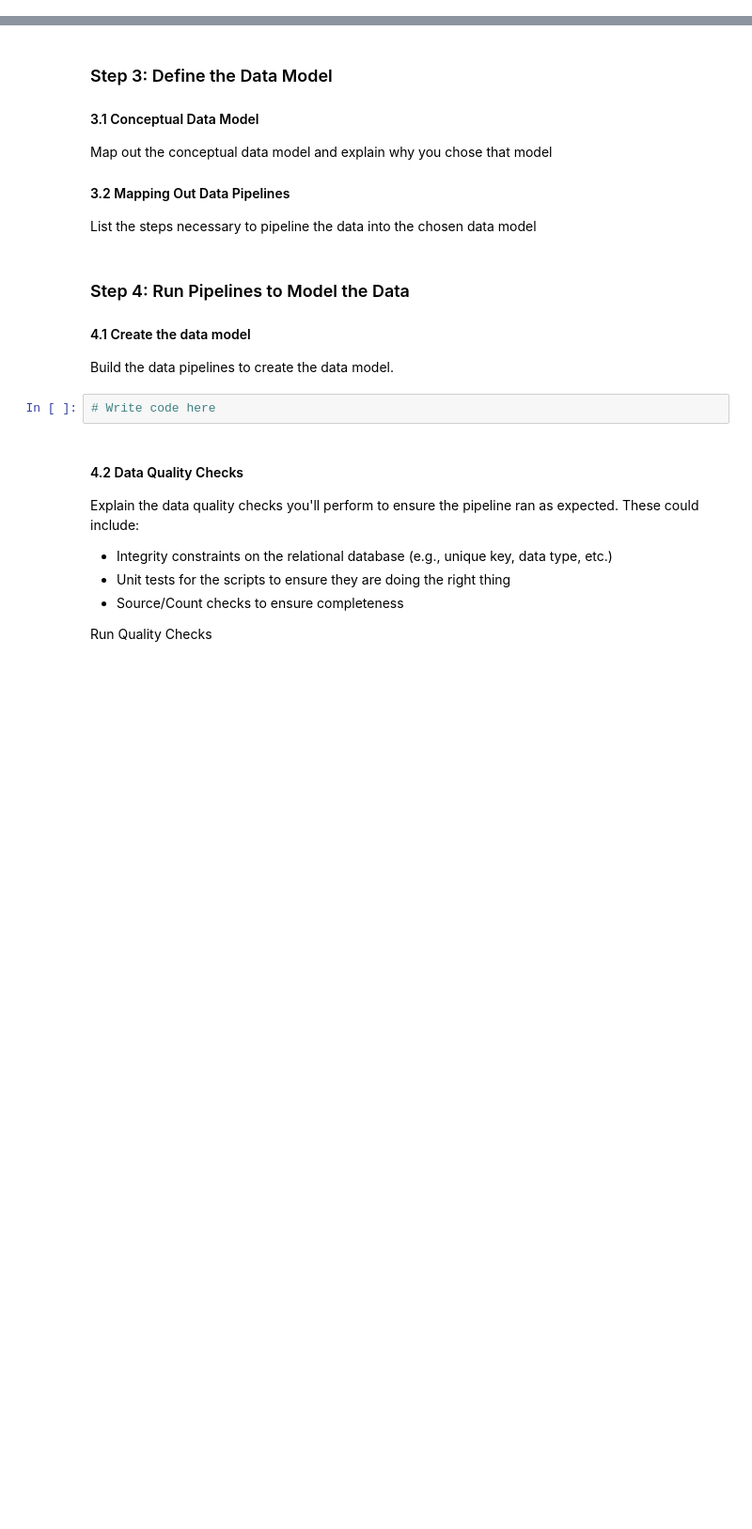
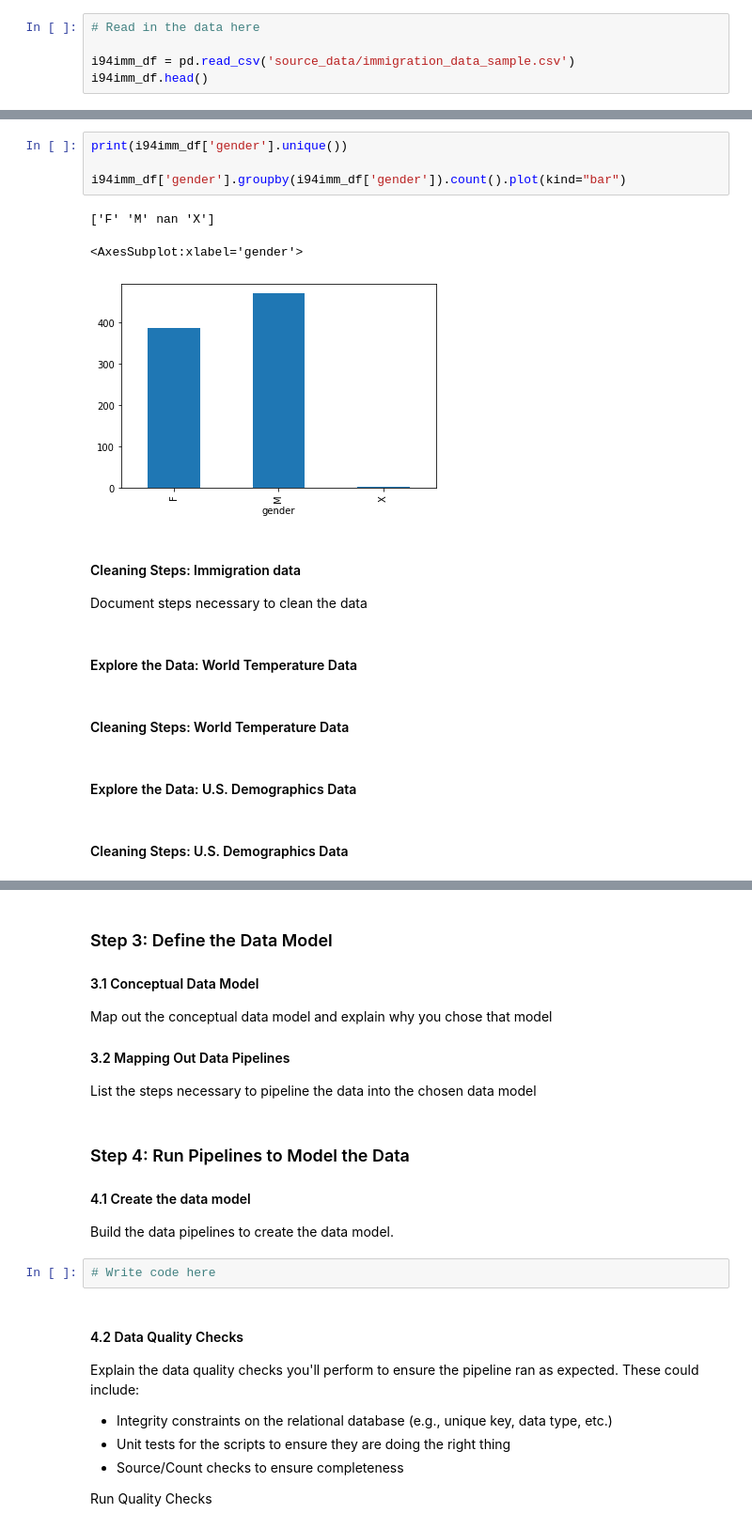
Before and after one commit to euweb/CapstoneProject, a Jupyter notebook: Capstone Project Template.ipynb, the cells around one changed output, grey strips where cells are left out. Shown at 94% size. Cells and saved outputs as stored; diff of their text form; blank space fills up the shorter version.

Commit message:
Gather Data and sarting with Step 2

```diff
--- a/Capstone Project Template.ipynb
+++ b/Capstone Project Template.ipynb
@@ -32,0 +60,5 @@ df.head()
+# %%
+# Read in the data here
+
+i94imm_df = pd.read_csv('source_data/immigration_data_sample.csv')
+i94imm_df.head()
@@ -57,0 +171,19 @@ Document steps necessary to clean the data
+# %%
+print(i94imm_df['gender'].unique())
+
+i94imm_df['gender'].groupby(i94imm_df['gender']).count().plot(kind="bar")
+# %% [output]
+['F' 'M' nan 'X']
+<AxesSubplot:xlabel='gender'>
+[figure, added]
+# %% [markdown]
+#### Cleaning Steps: Immigration data
+Document steps necessary to clean the data
+# %% [markdown]
+#### Explore the Data: World Temperature Data
+# %% [markdown]
+#### Cleaning Steps: World Temperature Data
+# %% [markdown]
+#### Explore the Data: U.S. Demographics Data
+# %% [markdown]
+#### Cleaning Steps: U.S. Demographics Data
```
Also changed, not shown: parts of 22 cells of this notebook.
